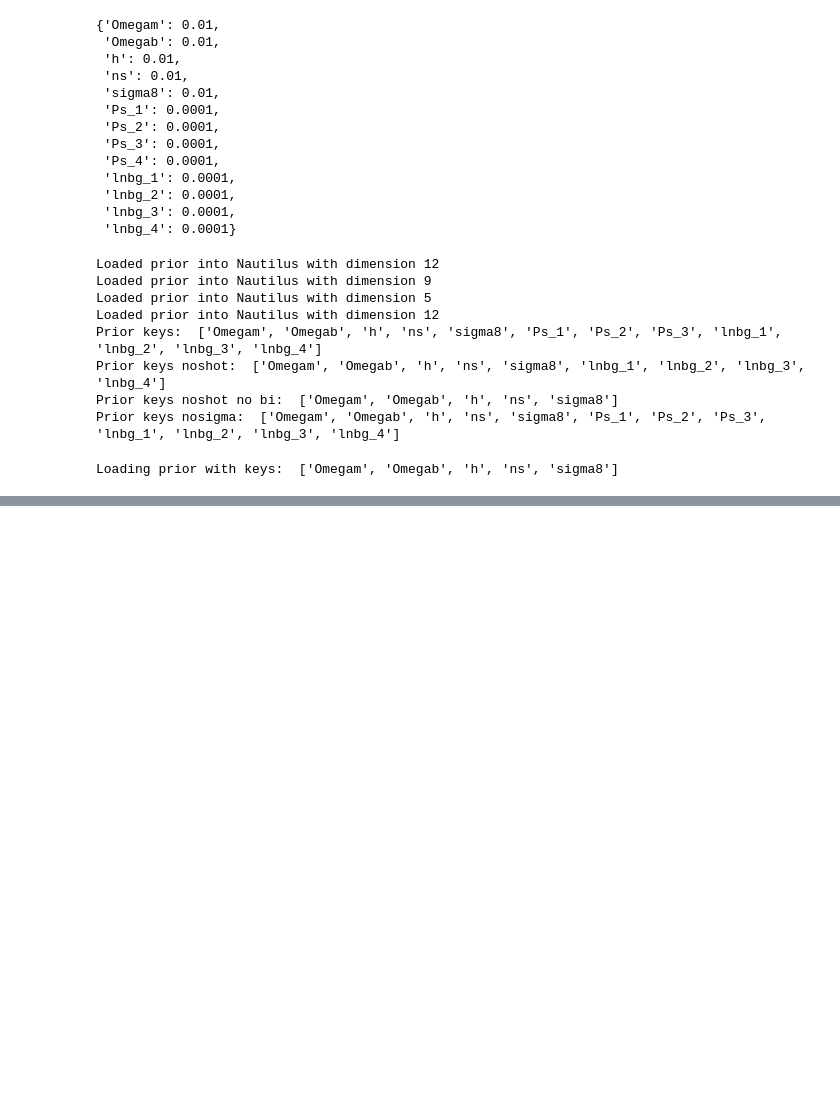
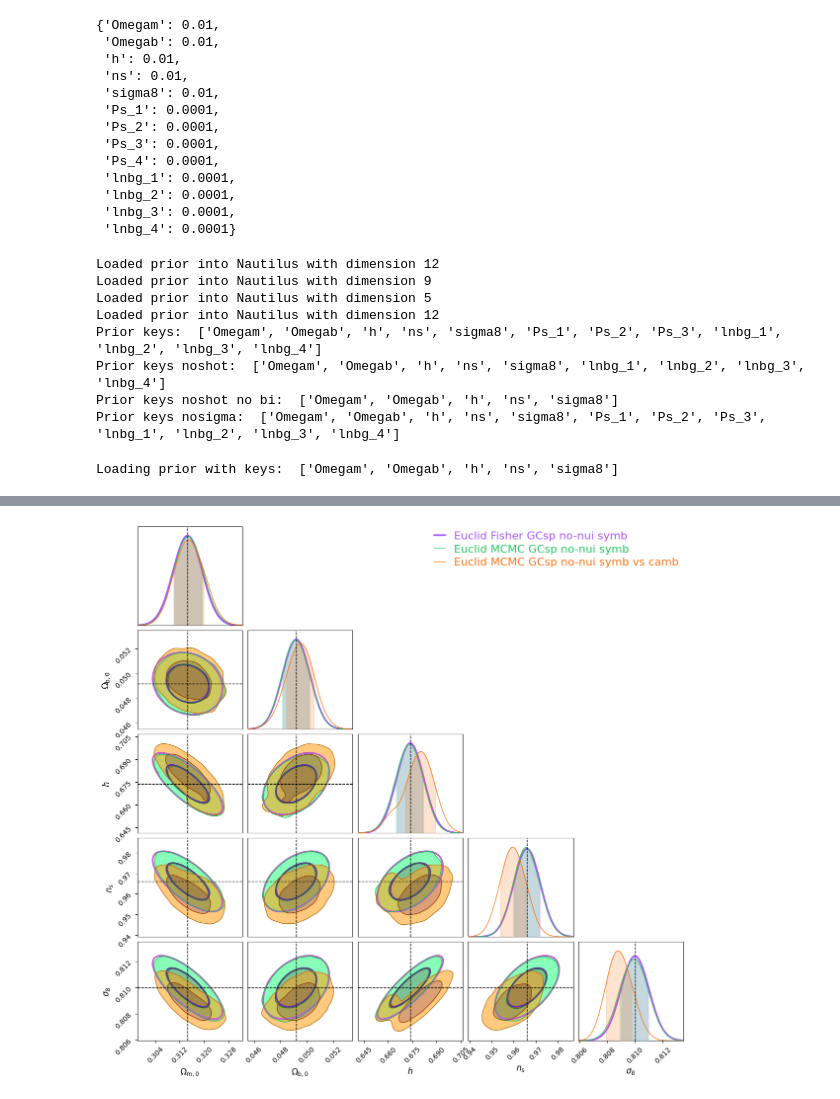
Before and after one commit to santiagocasas/cosmicfishpie, a Jupyter notebook: notebooks/likelihod_spectroscopic.ipynb, the cells around one changed output, grey strips where cells are left out. Drawn from its saved outputs; the diff is of its cells as text; code cells hidden in the pictures; blank space fills up the shorter version.

```diff
--- a/notebooks/likelihod_spectroscopic.ipynb
+++ b/notebooks/likelihod_spectroscopic.ipynb
@@ -405,2 +508,43 @@ Saving chain to text file cosmicjellyfish_eucid_spectro_legendre_nonuis.txt
 # %%
 np.savetxt(outfile_new + '.txt', sample_wghlkl)
+# %%
+maindir = './'
+# %%
+cjelly_spectro_nonui = maindir + 'cosmicjellyfish_eucid_spectro_nonuis.txt'
+spectro_chain_nonui = fco.load_Nautilus_chains_from_txt(cjelly_spectro_nonui,
+                                                      param_cols=parss_nonui)
+# %%
+cjelly_spectro_nonui_vs_camb = maindir + 'cosmicjellyfish_eucid_spectro_wedges_nonuis_vs_camb.txt'
+spectro_chain_nonui_vs_camb = fco.load_Nautilus_chains_from_txt(cjelly_spectro_nonui_vs_camb,
+                                                      param_cols=parss_nonui)
+# %%
+euclid_sp_nonui = fco.make_triangle_plot(
+    chains=[
+        spectro_chain_nonui,
+        spectro_chain_nonui_vs_camb
+        ],
+    fishers=[
+        theory_fish_nonui,
+        #data_fish_nonui
+        ],
+    colors=[
+        'purple',
+        #'red',
+        'green',
+        'orange'
+        ],
+    chain_labels=[
+        'Euclid MCMC GCsp no-nui symb',
+        'Euclid MCMC GCsp no-nui symb vs camb'
+        ],
+    fisher_labels=[
+        'Euclid Fisher GCsp no-nui symb',
+        #'Euclid Fisher GCsp no-nui camb',
+        ],
+    truth_values=truth_fish,
+    params=parss_nonui,
+    smooth=15,
+    bins=15
+)
+# %% [output]
+[figure, added]
```
Also changed, not shown: parts of 19 cells of this notebook, 3 other files.
